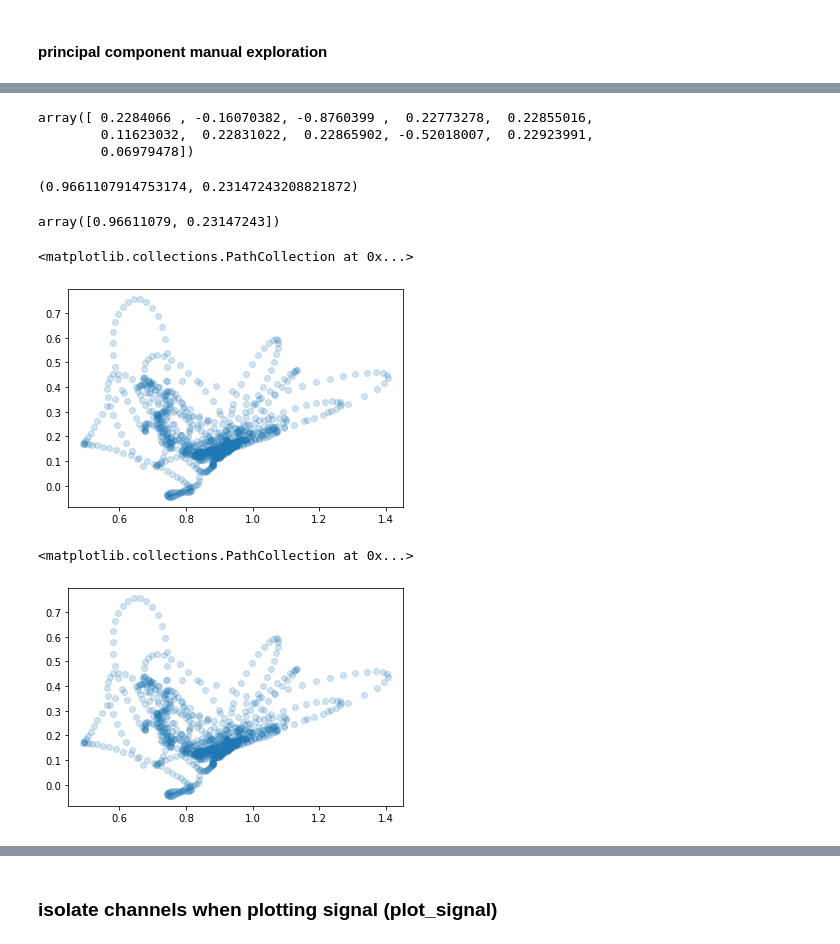
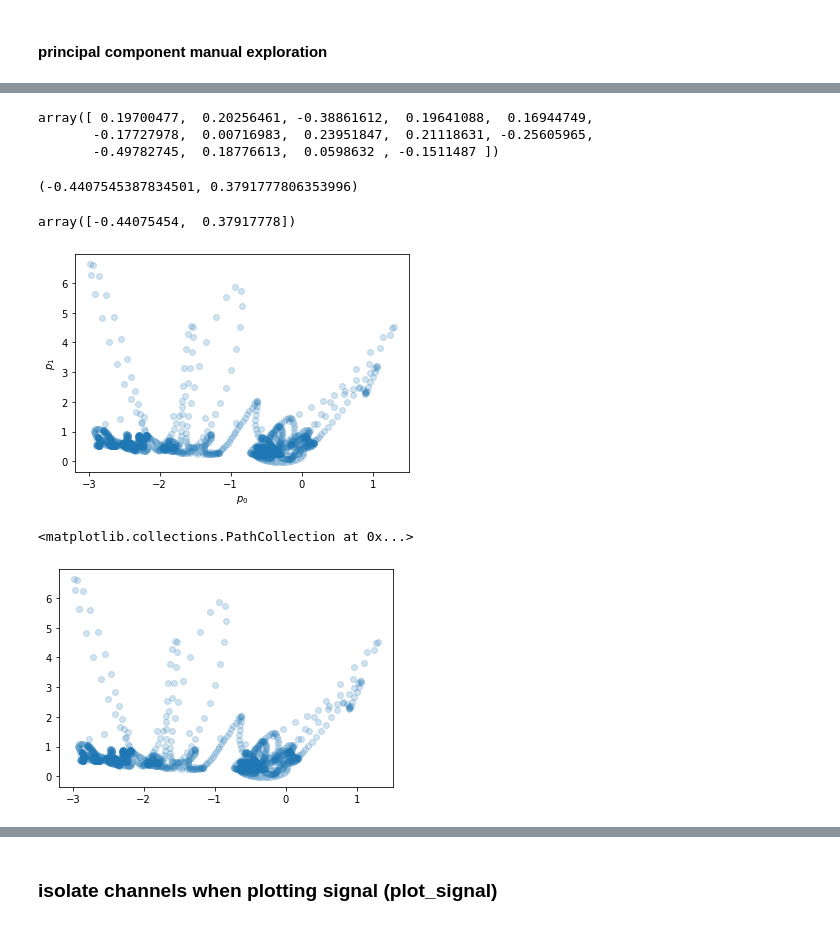
Before and after one commit to leobrowning92/plotting, a Jupyter notebook: example_mea_analysis_new.ipynb, the cells around one changed output, grey strips where cells are left out. Drawn from its saved outputs; the diff is of its cells as text; code cells hidden in the pictures.

```diff
--- a/example_mea_analysis_new.ipynb
+++ b/example_mea_analysis_new.ipynb
@@ -46,6 +52,7 @@ vdf = pd.read_csv("example_data/MEA002_postS_50V_V.csv",skiprows=22, sep="\t") #
 smudf = pd.read_csv("example_data/MEA002_postS_50V_SMU.csv",skiprows=21, sep="\t") #import current/conductance data
 filepath = "example_data/MEA002_postS_50V_SMU.csv"
 
-faulty_channels = [1,11,15,16] #removing unwanted voltage channels from PCA process
-starttime = 10 #start time of time-scale of interest in s
-endtime = 11 #end time of time-scale of in in s
+faulty_channels = [1,16] #removing unwanted voltage channels from PCA process
+starttime = 7 #start time of time-scale of interest in s
+endtime = 8.45 #end time of time-scale of in in s
+removeoutliers = [500] #list of outlier points identified by their time location in s
@@ -467,9 +401,9 @@ plt.tight_layout() #fits subplots into figure
 # first 14-d (n-d) normalised vector
 resd[0]
 # %% [output]
-array([ 0.2284066 , -0.16070382, -0.8760399 ,  0.22773278,  0.22855016,
-        0.11623032,  0.22831022,  0.22865902, -0.52018007,  0.22923991,
-        0.06979478])
+array([ 0.19700477,  0.20256461, -0.38861612,  0.19641088,  0.16944749,
+       -0.17727978,  0.00716983,  0.23951847,  0.21118631, -0.25605965,
+       -0.49782745,  0.18776613,  0.0598632 , -0.1511487 ])
 # %%
 # first two principal component vectors.
 # eg. 0th row, all columns = [0,:] etc.
@@ -480,27 +414,29 @@ pc2 = pc[1, :]
 # to what extent is this vector represented by each pc
 resd[0].dot(pc1), resd[0].dot(pc2)
 # %% [output]
-(0.9661107914753174, 0.23147243208821872)
+(-0.4407545387834501, 0.3791777806353996)
 # %%
 # matrix multiplication of the first two pc vectors with the first data vector
 resd[0].dot(pc[:2,:].T)
 # %% [output]
-array([0.96611079, 0.23147243])
+array([-0.44075454,  0.37917778])
 # %%
 # doing the matrix mult, with the first two pc, and the whole matrix of (n, 14) resd matrix
 # (n, 14).(14,2) -> (n,2)
 projection = resd.dot(pc[:2,:].T)
 # %%
 plt.scatter(projection[:,0], projection[:,1], alpha=0.2)
+plt.xlabel("$p_0$") #sets y-axis title to p_1
+plt.ylabel("$p_1$") #sets x-axis title to p_0
+plt.show()
 # plt.xlim((0,200))
 # plt.ylim((-10,59))
 # %% [output]
-<matplotlib.collections.PathCollection at 0x...>
-[figure, old version]
+[figure, new version]
 # %%
 plt.scatter(resd.dot(pc[0,:]), resd.dot(pc[1,:]), alpha=0.2)
 # %% [output]
 <matplotlib.collections.PathCollection at 0x...>
-[figure, old version]
+[figure, new version]
 # %%
 sns.kdeplot(resd.dot(pc[0,:]), resd.dot(pc[1,:]), shade=True, cbar=True)
```
Also changed, not shown: parts of 37 cells of this notebook, 1 other file.
